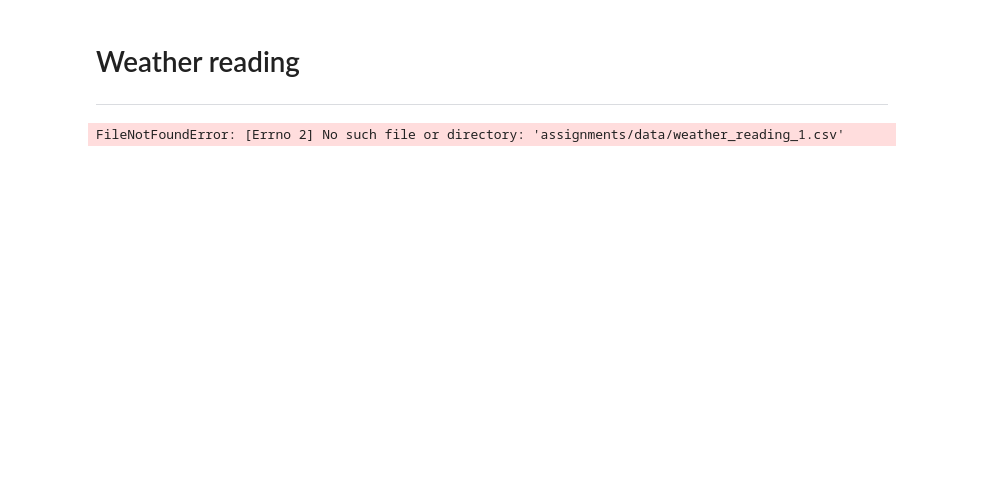
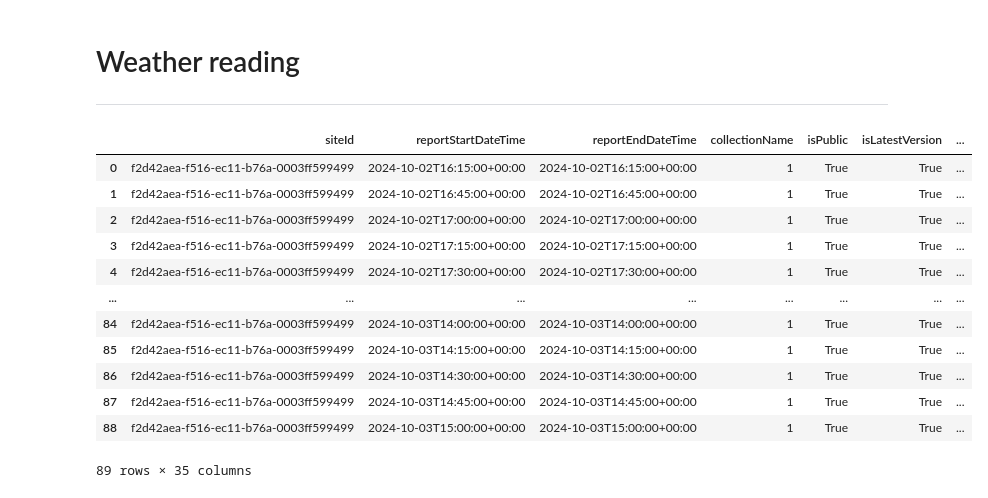
Before and after one commit to atacanbt/programming-for-data-analytics, a Jupyter notebook: assignments/assignment2-weather.ipynb, the cells around one changed output. Saved outputs shown, nothing was run; the diff lists cells and outputs as text; code cells hidden in the pictures; blank space fills up the shorter version.

```diff
--- a/assignments/assignment2-weather.ipynb
+++ b/assignments/assignment2-weather.ipynb
@@ -10,9 +10,22 @@ import seaborn as sns
 # %%
 # Import the data.
 
-FILENAME = 'weather_reading_1.csv'
-DATADIR = '../data/'
-
-weather = pd.read_csv('assignments/data/weather_reading_1.csv')
+weather = pd.read_csv('https://raw.githubusercontent.com/atacanbt/programming_for_data_analytics/refs/heads/main/assignments/data/weather_reading_1.csv')
-# %% [output]
-FileNotFoundError: [Errno 2] No such file or directory: 'assignments/data/weather_reading_1.csv'
+# %%
+# Read the first 5 rows of the data.
+
+weather
+# %% [output]
+|  | siteId | reportStartDateTime | reportEndDateTime | collectionName | isPublic | isLatestVersion | ... |
+| 0 | f2d42aea-f516-ec11-b76a-0003ff599499 | 2024-10-02T16:15:00+00:00 | 2024-10-02T16:15:00+00:00 | 1 | True | True | ... |
+| 1 | f2d42aea-f516-ec11-b76a-0003ff599499 | 2024-10-02T16:45:00+00:00 | 2024-10-02T16:45:00+00:00 | 1 | True | True | ... |
+| 2 | f2d42aea-f516-ec11-b76a-0003ff599499 | 2024-10-02T17:00:00+00:00 | 2024-10-02T17:00:00+00:00 | 1 | True | True | ... |
+| 3 | f2d42aea-f516-ec11-b76a-0003ff599499 | 2024-10-02T17:15:00+00:00 | 2024-10-02T17:15:00+00:00 | 1 | True | True | ... |
+| 4 | f2d42aea-f516-ec11-b76a-0003ff599499 | 2024-10-02T17:30:00+00:00 | 2024-10-02T17:30:00+00:00 | 1 | True | True | ... |
+| ... | ... | ... | ... | ... | ... | ... | ... |
+| 84 | f2d42aea-f516-ec11-b76a-0003ff599499 | 2024-10-03T14:00:00+00:00 | 2024-10-03T14:00:00+00:00 | 1 | True | True | ... |
+| 85 | f2d42aea-f516-ec11-b76a-0003ff599499 | 2024-10-03T14:15:00+00:00 | 2024-10-03T14:15:00+00:00 | 1 | True | True | ... |
+| 86 | f2d42aea-f516-ec11-b76a-0003ff599499 | 2024-10-03T14:30:00+00:00 | 2024-10-03T14:30:00+00:00 | 1 | True | True | ... |
+| 87 | f2d42aea-f516-ec11-b76a-0003ff599499 | 2024-10-03T14:45:00+00:00 | 2024-10-03T14:45:00+00:00 | 1 | True | True | ... |
+| 88 | f2d42aea-f516-ec11-b76a-0003ff599499 | 2024-10-03T15:00:00+00:00 | 2024-10-03T15:00:00+00:00 | 1 | True | True | ... |
+89 rows × 35 columns
```
Also changed, not shown: parts of 2 cells of this notebook.
